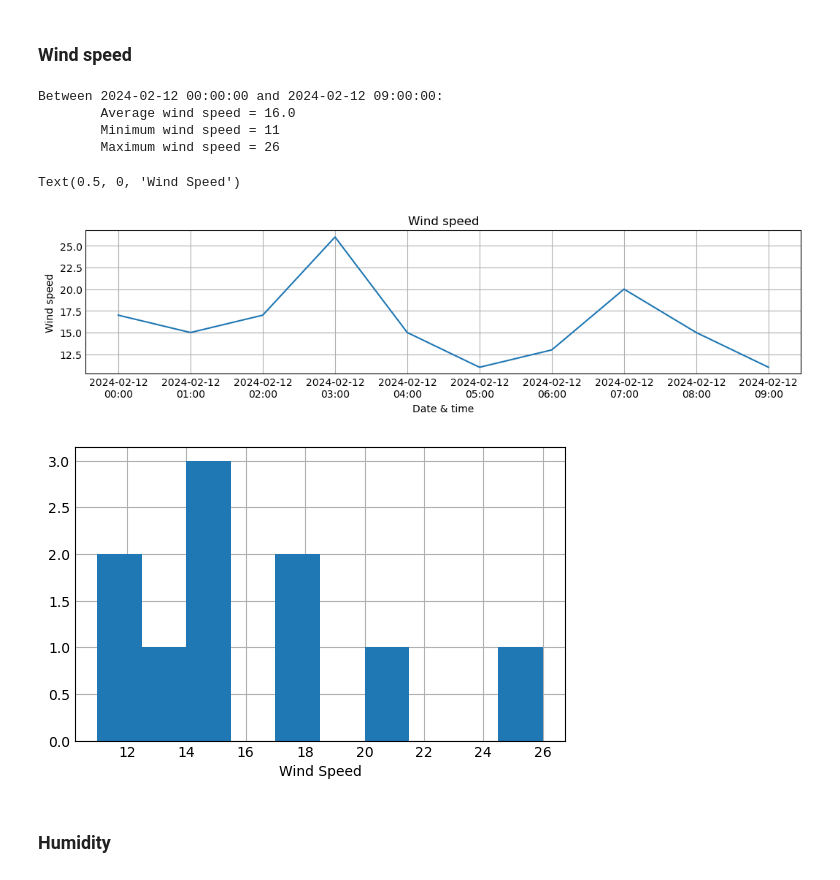
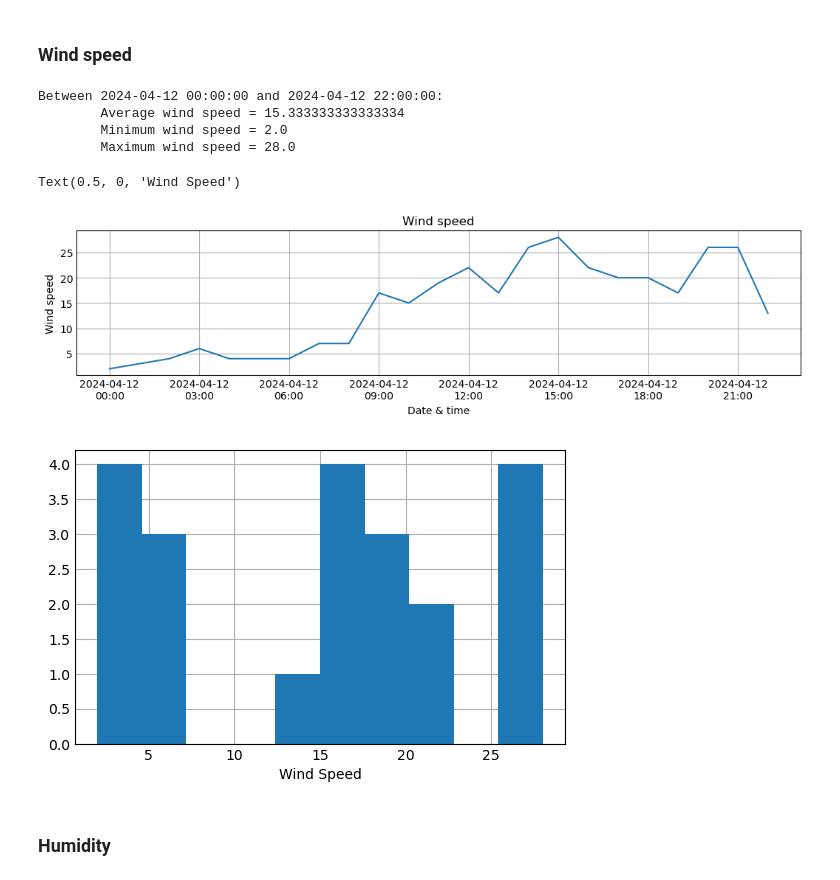
Before and after one commit to Ange-Dvs/computer_infrastructure_assessment, a Jupyter notebook: weather.ipynb, the cells around one changed output. Cells and saved outputs as stored; diff of their text form; code cells hidden in the pictures.

```diff
--- a/weather.ipynb
+++ b/weather.ipynb
@@ -189,7 +189,5 @@ import matplotlib.dates as mdates
 # %% [markdown]
 ### Reading in the data
 # %%
-#df = pd.read_json('data/weather/20241123_212009.json') # reading in one of the json generated by the script
-#print(df) #  printing quickly check the data
-
-df = pd.read_json('data/weather/20241202_100916.json')
+df = pd.read_json('data/weather/20241204_230353.json') # reading in one of the json generated by the script
+print(df) #  printing quickly check the data
@@ -314,32 +336,35 @@ Text(0.5, 0, 'Temperature')
 # %% [markdown]
 ### Wind speed
 # %%
+# ensuring windSpeed column is a numeric field and using 'coerce' to convert any non numeric fields to NaN so that there is no issue when running code for analysis
+df['windSpeed'] = pd.to_numeric(df['windSpeed'], errors='coerce')
+
 plt.figure(figsize=(10,2))
 sns.lineplot(data=df, x=df.index, y='windSpeed')
 plt.gca().xaxis.set_major_formatter(mdates.DateFormatter('%Y-%m-%d\n%H:%M'))
 plt.xlabel('Date & time')
 plt.ylabel('Wind speed')
 plt.title('Wind speed')
 
 mean_wdsp= df['windSpeed'].mean()
 #print(mean_temp)
 min_wdsp = df['windSpeed'].min()
 max_wdsp = df['windSpeed'].max()
 
 print(f'Between {df.index[0]} and {df.index[-1]}:\n\tAverage wind speed = {mean_wdsp}\n\tMinimum wind speed = {min_wdsp}\n\tMaximum wind speed = {max_wdsp}')
 
 plt.figure(figsize=(5,3))
 plt.style.use('_mpl-gallery')
 plt.hist(df['windSpeed'])
 plt.xlabel('Wind Speed')
 # %% [output]
-Between 2024-02-12 00:00:00 and 2024-02-12 09:00:00:
-        Average wind speed = 16.0
-        Minimum wind speed = 11
-        Maximum wind speed = 26
+Between 2024-04-12 00:00:00 and 2024-04-12 22:00:00:
+        Average wind speed = 15.333333333333334
+        Minimum wind speed = 2.0
+        Maximum wind speed = 28.0
 Text(0.5, 0, 'Wind Speed')
-[figure, old version]
+[figure, new version]
-[figure, old version]
+[figure, new version]
 # %% [markdown]
 ### Humidity
 # %%
```
Also changed, not shown: parts of 7 cells of this notebook.
